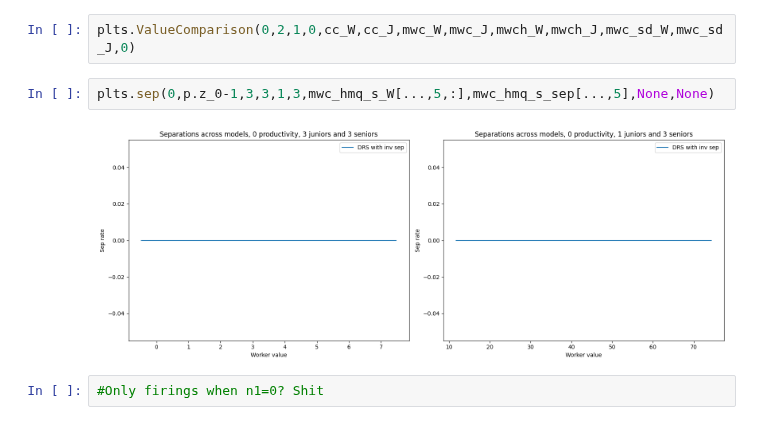
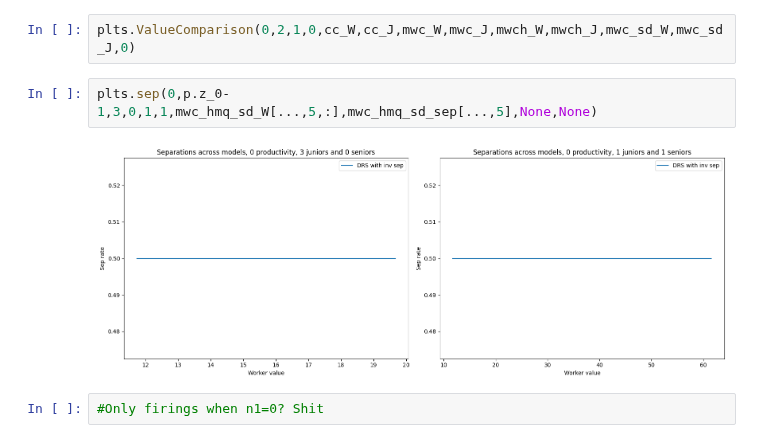
Before and after one commit to zalandru/Dynamic-Contracting-Multi-worker-Firm, a Jupyter notebook: Multiworker_wage_2steps/Initiating MWF.ipynb, the cells around one changed output. Cells and saved outputs as stored; diff of their text form.

```diff
--- a/Multiworker_wage_2steps/Initiating MWF.ipynb
+++ b/Multiworker_wage_2steps/Initiating MWF.ipynb
@@ -179,9 +167,9 @@ plts.ValueComparison(0,2,1,0,cc_W,cc_J,mwch_W,mwch_J,mwch_s_W,mwch_s_J,mwch_sd_W
 # %%
 plts.ValueComparison(0,2,1,0,cc_W,cc_J,mwc_W,mwc_J,mwch_W,mwch_J,mwc_sd_W,mwc_sd_J,0)
 # %%
-plts.sep(0,p.z_0-1,3,3,1,3,mwc_hmq_s_W[...,5,:],mwc_hmq_s_sep[...,5],None,None)
+plts.sep(0,p.z_0-1,3,0,1,1,mwc_hmq_sd_W[...,5,:],mwc_hmq_sd_sep[...,5],None,None)
 # %% [output]
-[figure, old version]
+[figure, new version]
 # %%
 #Only firings when n1=0? Shit
 # %%
```
Also changed, not shown: parts of 13 cells of this notebook, 3 other files.
